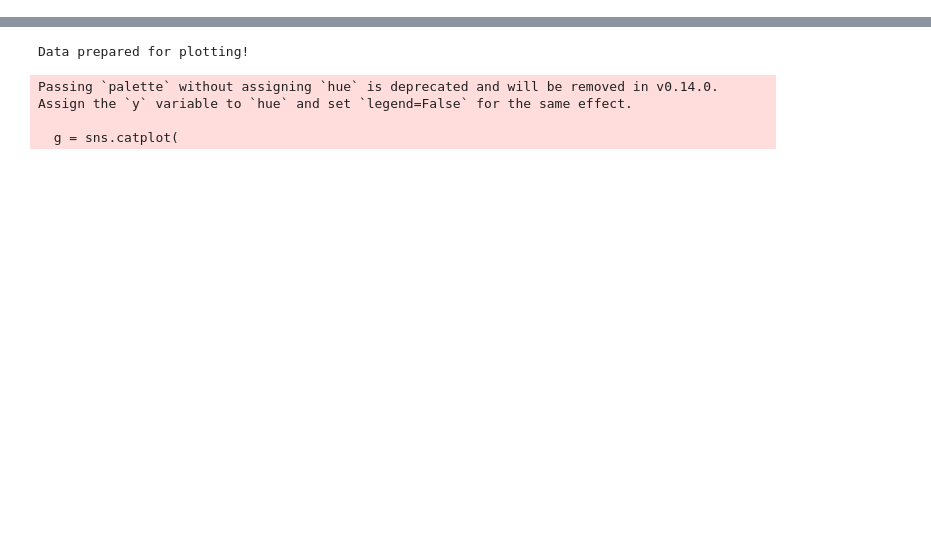
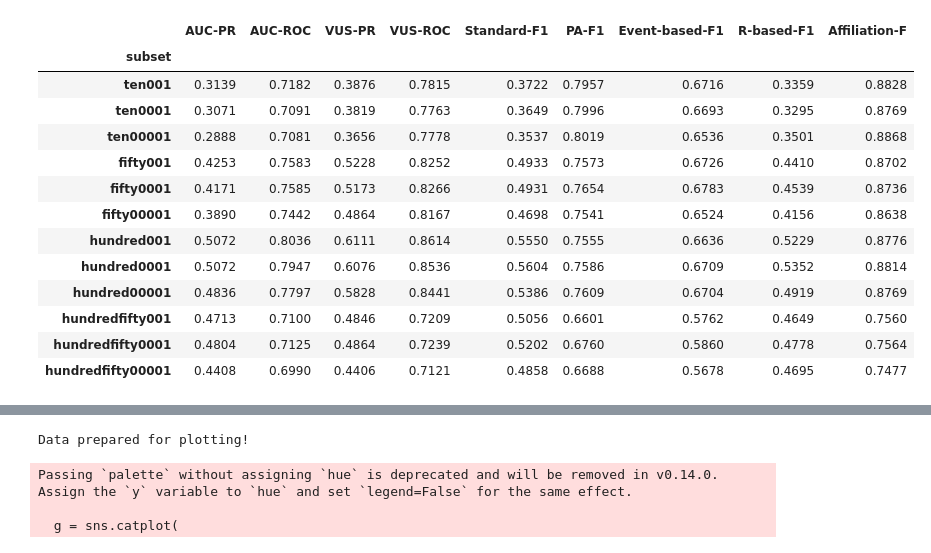
Before and after one commit to Brandonwood44/Anomaly-Detection-Thesis, a Jupyter notebook: notebooks/Analysis.ipynb, the cells around one changed output, grey strips where cells are left out. Cells and saved outputs as stored; diff of their text form; code cells hidden in the pictures; blank space fills up the shorter version.

```diff
--- a/notebooks/Analysis.ipynb
+++ b/notebooks/Analysis.ipynb
@@ -17,0 +32,54 @@ usad_df = pd.read_csv(path + "USAD.csv")
+# %%
+ten001 = hp_df[hp_df["HP"] == "{'win_size': 10, 'lr': 0.001}"]
+ten0001 = hp_df[hp_df["HP"] == "{'win_size': 10, 'lr': 0.0001}"]
+ten00001 = hp_df[hp_df["HP"] == "{'win_size': 10, 'lr': 1e-05}"]
+fifty001 = hp_df[hp_df["HP"] == "{'win_size': 50, 'lr': 0.001}"]
+fifty0001 = hp_df[hp_df["HP"] == "{'win_size': 50, 'lr': 0.0001}"]
+fifty00001 = hp_df[hp_df["HP"] == "{'win_size': 50, 'lr': 1e-05}"]
+hundred001 = hp_df[hp_df["HP"] == "{'win_size': 100, 'lr': 0.001}"]
+hundred0001 = hp_df[hp_df["HP"] == "{'win_size': 100, 'lr': 0.0001}"]
+hundred00001 = hp_df[hp_df["HP"] == "{'win_size': 100, 'lr': 1e-05}"]
+hundredfifty001 = hp_df[hp_df["HP"] == "{'win_size': 150, 'lr': 0.001}"]
+hundredfifty0001 = hp_df[hp_df["HP"] == "{'win_size': 150, 'lr': 0.0001}"]
+hundredfifty00001 = hp_df[hp_df["HP"] == "{'win_size': 150, 'lr': 1e-05}"]
+# %%
+# Compute mean metrics for each hp_df subset
+subset_dfs = {
+    "ten001": ten001,
+    "ten0001": ten0001,
+    "ten00001": ten00001,
+    "fifty001": fifty001,
+    "fifty0001": fifty0001,
+    "fifty00001": fifty00001,
+    "hundred001": hundred001,
+    "hundred0001": hundred0001,
+    "hundred00001": hundred00001,
+    "hundredfifty001": hundredfifty001,
+    "hundredfifty0001": hundredfifty0001,
+    "hundredfifty00001": hundredfifty00001,
+}
+
+metric_cols = [c for c in hp_df.columns if c not in ["file", "HP"]]
+
+subset_means = pd.DataFrame({
+    name: df[metric_cols].mean(numeric_only=True)
+    for name, df in subset_dfs.items()
+}).T
+
+subset_means.index.name = "subset"
+display(subset_means.round(4))
+# %% [output]
+|  | AUC-PR | AUC-ROC | VUS-PR | VUS-ROC | Standard-F1 | PA-F1 | Event-based-F1 | R-based-F1 | Affiliation-F |
+| subset |  |  |  |  |  |  |  |  |  |
+| ten001 | 0.3139 | 0.7182 | 0.3876 | 0.7815 | 0.3722 | 0.7957 | 0.6716 | 0.3359 | 0.8828 |
+| ten0001 | 0.3071 | 0.7091 | 0.3819 | 0.7763 | 0.3649 | 0.7996 | 0.6693 | 0.3295 | 0.8769 |
+| ten00001 | 0.2888 | 0.7081 | 0.3656 | 0.7778 | 0.3537 | 0.8019 | 0.6536 | 0.3501 | 0.8868 |
+| fifty001 | 0.4253 | 0.7583 | 0.5228 | 0.8252 | 0.4933 | 0.7573 | 0.6726 | 0.4410 | 0.8702 |
+| fifty0001 | 0.4171 | 0.7585 | 0.5173 | 0.8266 | 0.4931 | 0.7654 | 0.6783 | 0.4539 | 0.8736 |
+| fifty00001 | 0.3890 | 0.7442 | 0.4864 | 0.8167 | 0.4698 | 0.7541 | 0.6524 | 0.4156 | 0.8638 |
+| hundred001 | 0.5072 | 0.8036 | 0.6111 | 0.8614 | 0.5550 | 0.7555 | 0.6636 | 0.5229 | 0.8776 |
+| hundred0001 | 0.5072 | 0.7947 | 0.6076 | 0.8536 | 0.5604 | 0.7586 | 0.6709 | 0.5352 | 0.8814 |
+| hundred00001 | 0.4836 | 0.7797 | 0.5828 | 0.8441 | 0.5386 | 0.7609 | 0.6704 | 0.4919 | 0.8769 |
+| hundredfifty001 | 0.4713 | 0.7100 | 0.4846 | 0.7209 | 0.5056 | 0.6601 | 0.5762 | 0.4649 | 0.7560 |
+| hundredfifty0001 | 0.4804 | 0.7125 | 0.4864 | 0.7239 | 0.5202 | 0.6760 | 0.5860 | 0.4778 | 0.7564 |
+| hundredfifty00001 | 0.4408 | 0.6990 | 0.4406 | 0.7121 | 0.4858 | 0.6688 | 0.5678 | 0.4695 | 0.7477 |
```
Also changed, not shown: parts of 12 cells of this notebook, 5 other files.
